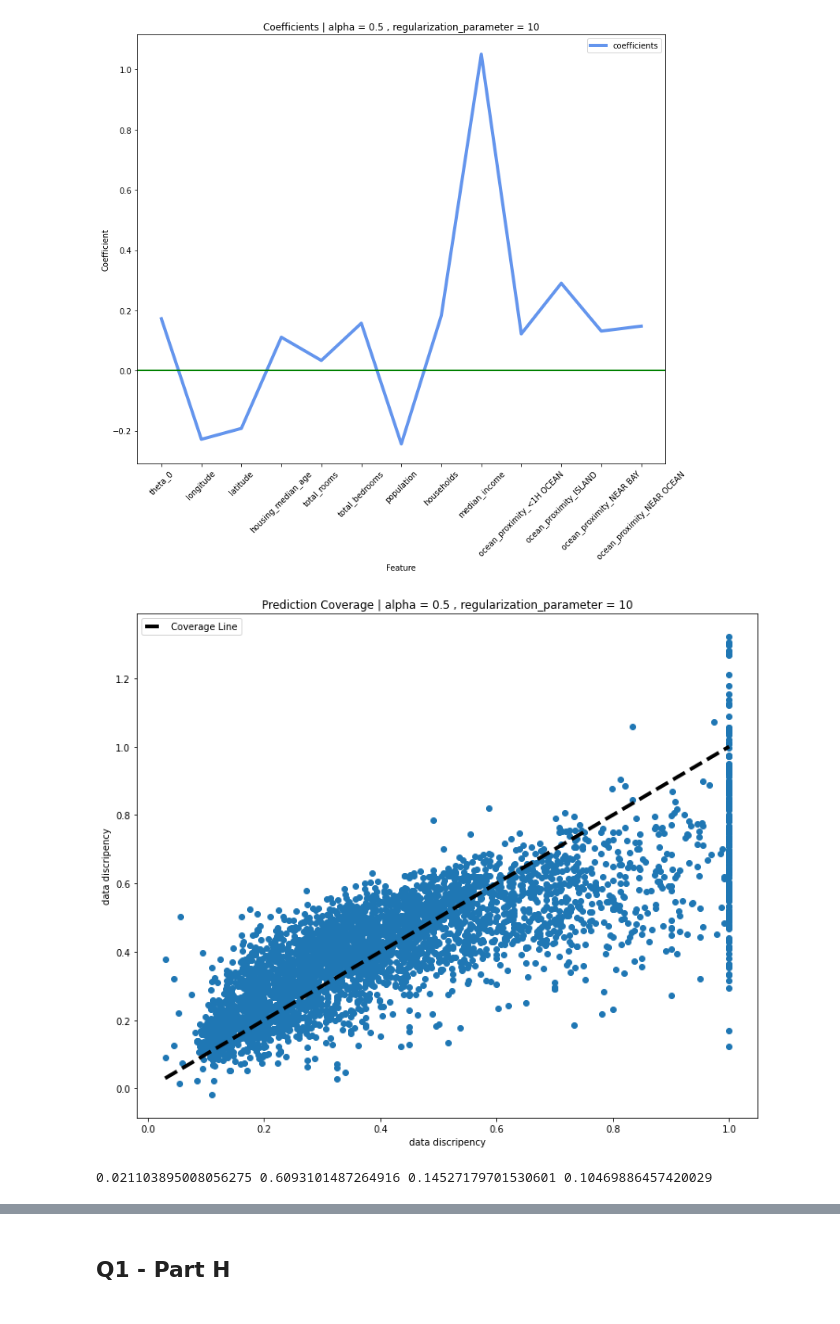
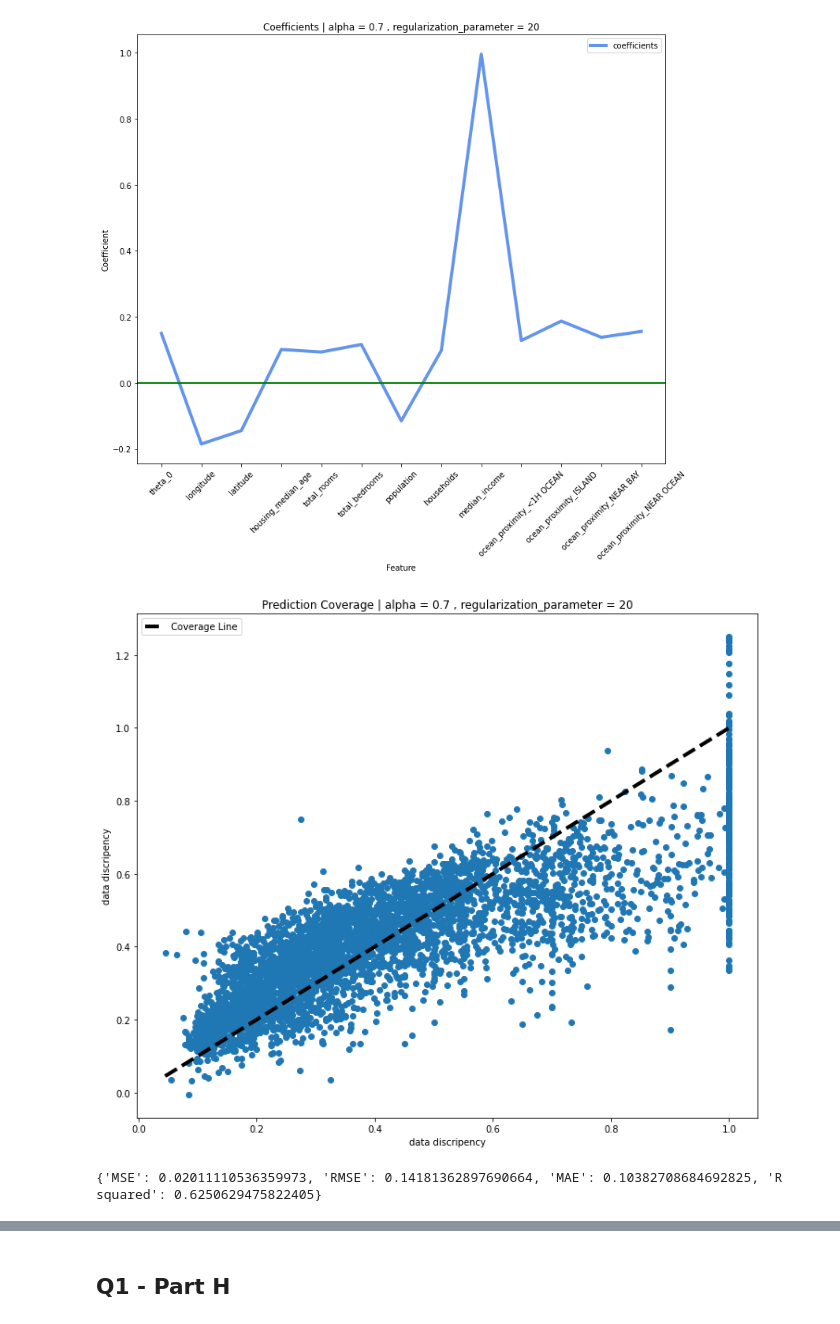
Before and after one commit to a-m-kyp/ML-HW, a Jupyter notebook: HW#2.ipynb, the cells around one changed output, grey strips where cells are left out. Saved outputs shown, nothing was run; the diff lists cells and outputs as text; code cells hidden in the pictures.

Commit message:
Update Q1-part1, Q1-part2

```diff
--- a/HW#2.ipynb
+++ b/HW#2.ipynb
@@ -386,24 +384,13 @@ def report_difference_mean(report):
 # %%
 # print(">======================= Loading ====================<")
 dataset = load("housing.csv")
-# print(">====================================================<")
-
-# print(">================= preprocessing ====================<")
-# print(">============= handling missing values ==============<")
 dataset = normalize_missing_values(dataset)
-last_column = dataset[["median_house_value"]]
-dataset = remove_column(dataset, "median_house_value")
-# print(">====================================================<")
-
-# print(">======= One-hot encoder for categorical data =======<")
-dataset = dummy_variable_indicator(dataset, "ocean_proximity")
-dataset = remove_column(dataset, "ocean_proximity_INLAND")
-dataset = concat_data(dataset, last_column)
-dataset_for_part_h = copy_df(dataset)
 dataset = dataset.assign(median_house_value = dataset["median_house_value"] / dataset["median_house_value"].max())
 last_column = dataset[["median_house_value"]]
 dataset = remove_column(dataset, "median_house_value")
 dataset = normalize_numerical_columns(dataset)
+dataset = dummy_encode_categorical_column(dataset, "ocean_proximity")
+dataset = remove_column(dataset, "ocean_proximity_INLAND")
 dataset = concat_data(dataset, last_column)
 
 dataset.insert(0, "theta_0", np.ones(dataset.shape[0]))
@@ -439,7 +420,7 @@ for alpha in alpha_list:
     for regul_param in lambda_list:
         random_theta = np.random.rand(x_train.shape[1]) * 5 + 5 # random values between 5 and 10
         last_theta, theta_history, train_loss_history, validation_loss_history = fit_linear_regression(x_train, y_train, x_validation, y_validation, random_theta , alpha=alpha, regularization_parameter=regul_param)
-        plot_train_validation_loss(train_loss_history, validation_loss_history, alpha, regul_param)
+        plot_loss_train_validation(train_loss_history, validation_loss_history, alpha, regul_param)
         y_predict = linear_regression_predict(x_test, last_theta)
         mean_squared_error = calculate_mse(y_test, y_predict)
         alpha_lambda_coeff_loss_mse_df = alpha_lambda_coeff_loss_mse_df.append({"alpha": alpha, "lambda": regul_param, "coeffs": last_theta, "loss": validation_loss_history[-1], "mse": mean_squared_error}, ignore_index=True)
@@ -460,20 +477,17 @@ iteration:  663 alpha:  0.5 regularization_parameter:  100 Validation loss:  339
 # %%
 alpha, regul_param, coeffs, _ = get_train_fit_min_value(alpha_lambda_coeff_loss_mse_df, "loss")
 # print("Best model Coefficients: ", coeffs)
 
-plot_coeffs(feature_columns, coeffs)
+y_predict = linear_regression_predict(x_test, coeffs)
+loss = loss_function_with_regularization(x_test, y_predict, coeffs, regul_param)
+
+plot_coeffs(feature_columns, coeffs, alpha, regul_param)
 plot_prediction_coverage(y_test, y_predict, alpha, regul_param)
 
-y_predict = linear_regression_predict(x_test, coeffs)
-
-loss = loss_function_with_regularization(x_test, y_predict, coeffs, regul_param)
-mean_squared_error = calculate_mse(y_test, y_predict)
-r_squared = calculate_r_squared(y_test, y_predict)
-rmse = calculate_rmse(y_test, y_predict)
-mae = calculate_mae(y_test, y_predict)
-print(mean_squared_error, r_squared, rmse, mae)
+report_error_df = report_error(y_test, y_predict)
+print(report_error_df)
 # %% [output]
-[figure, old version]
+[figure, new version]
-[figure, old version]
+[figure, new version]
-0.021103895008056275 0.6093101487264916 0.14527179701530601 0.10469886457420029
+{'MSE': 0.02011110536359973, 'RMSE': 0.14181362897690664, 'MAE': 0.10382708684692825, 'R squared': 0.6250629475822405}
 # %%
```
Also changed, not shown: parts of 17 cells of this notebook.
